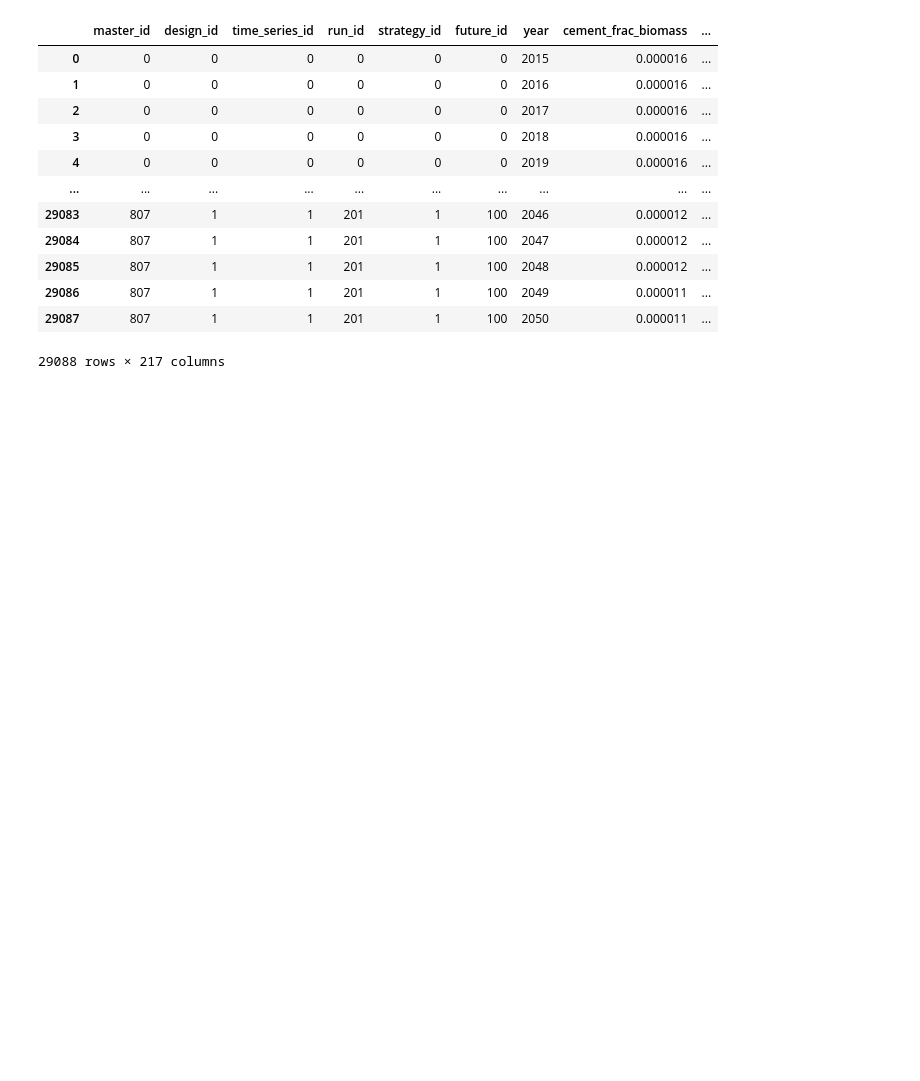
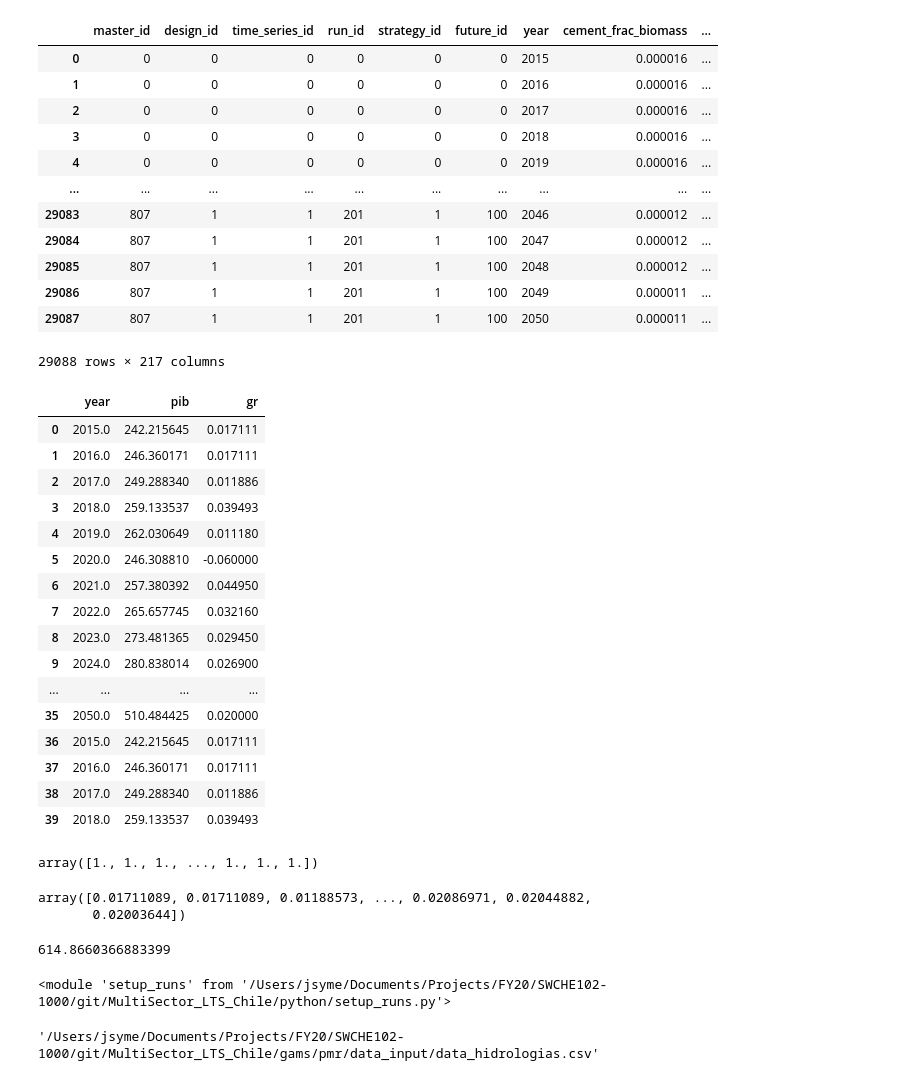
Before and after one commit to emolinaperez/MultiSector_LTS_Chile, a Jupyter notebook: python/integrate_mma_param_ranges.ipynb, the cells around one changed output. Saved outputs shown, nothing was run; the diff lists cells and outputs as text; code cells hidden in the pictures; blank space fills up the shorter version.

Commit message:
Updated paramter ranges and models to incoroporate updates from Andres, JM, and Carlos. Integrated PMR hydrology into python framework.

```diff
--- a/python/integrate_mma_param_ranges.ipynb
+++ b/python/integrate_mma_param_ranges.ipynb
@@ -154,3 +154,60 @@ df_ed
 | 29086 | 807 | 1 | 1 | 201 | 1 | 100 | 2049 | 0.000011 | ... |
 | 29087 | 807 | 1 | 1 | 201 | 1 | 100 | 2050 | 0.000011 | ... |
 29088 rows × 217 columns
+# %%
+df_ed = pd.read_csv(sr.fp_csv_experimental_design_msec)
+# %%
+#get gdp and years
+pib = np.array(df_ed["pib"])
+yrs = np.array(df_ed["year"])
+
+#get differences to use to take as root of growth rate
+yr_diff = yrs[1:] - yrs[0:(len(yrs) - 1)]
+#get growth rate in pib
+gr_pib_raw = pib[1:]/pib[0:(len(pib) - 1)] - 1
+#set the exponents
+vec_exp = np.array([max(1/x, 1) for x in yr_diff])
+gr_pib = gr_pib_raw**vec_exp
+#get position of negative elements
+ind_new_years = [i for i, x in enumerate(yr_diff) if x == min(yr_diff)]
+ind_new_years_ext = [i + 1 for i in ind_new_years]
+#update
+np.put(gr_pib, ind_new_years, gr_pib_raw[ind_new_years_ext])
+#add initial growth rate
+gr_pib = np.concatenate([np.array([gr_pib[0]]), gr_pib])
+#add to output dataframe
+# %%
+df_check = pd.DataFrame(np.array([yrs, pib, gr_pib]).transpose(), columns = ["year", "pib", "gr"])
+# %%
+df_check.iloc[0:40]
+# %% [output]
+|  | year | pib | gr |
+| 0 | 2015.0 | 242.215645 | 0.017111 |
+| 1 | 2016.0 | 246.360171 | 0.017111 |
+| 2 | 2017.0 | 249.288340 | 0.011886 |
+| 3 | 2018.0 | 259.133537 | 0.039493 |
+| 4 | 2019.0 | 262.030649 | 0.011180 |
+| 5 | 2020.0 | 246.308810 | -0.060000 |
+| 6 | 2021.0 | 257.380392 | 0.044950 |
+| 7 | 2022.0 | 265.657745 | 0.032160 |
+| 8 | 2023.0 | 273.481365 | 0.029450 |
+| 9 | 2024.0 | 280.838014 | 0.026900 |
+| ... | ... | ... | ... |
+| 35 | 2050.0 | 510.484425 | 0.020000 |
+| 36 | 2015.0 | 242.215645 | 0.017111 |
+| 37 | 2016.0 | 246.360171 | 0.017111 |
+| 38 | 2017.0 | 249.288340 | 0.011886 |
+| 39 | 2018.0 | 259.133537 | 0.039493 |
+# %%
+np.array([max(x, 1) for x in (1/yr_diff)])
+# %% [output]
+array([1., 1., 1., ..., 1., 1., 1.])
+# %%
+gr_pib_raw
+# %% [output]
+array([0.01711089, 0.01711089, 0.01188573, ..., 0.02086971, 0.02044882,
+       0.02003644])
+# %%
+602.788565*1.020036
+# %% [output]
+614.8660366883399
@@ -156,0 +217,8 @@ df_ed
+# %%
+importlib.reload(sr)
+# %% [output]
+<module 'setup_runs' from '/Users/jsyme/Documents/Projects/FY20/SWCHE102-1000/git/MultiSector_LTS_Chile/python/setup_runs.py'>
+# %%
+sr.fp_csv_gams_data_hidrologias
+# %% [output]
+'/Users/jsyme/Documents/Projects/FY20/SWCHE102-1000/git/MultiSector_LTS_Chile/gams/pmr/data_input/data_hidrologias.csv'
```
Also changed, not shown: parts of 8 cells of this notebook, 49 other files.
